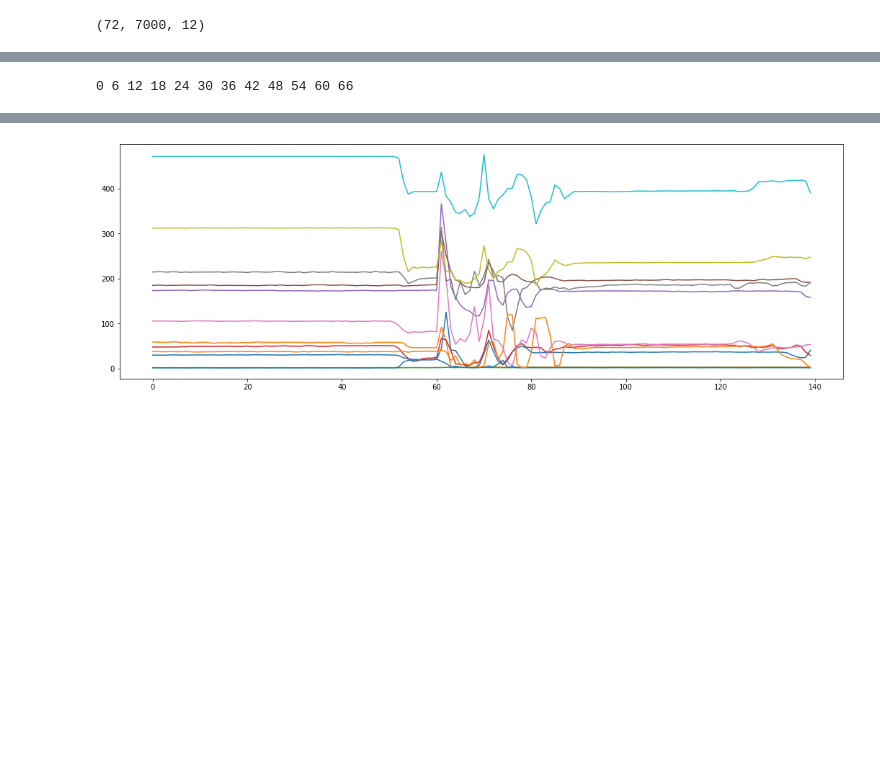
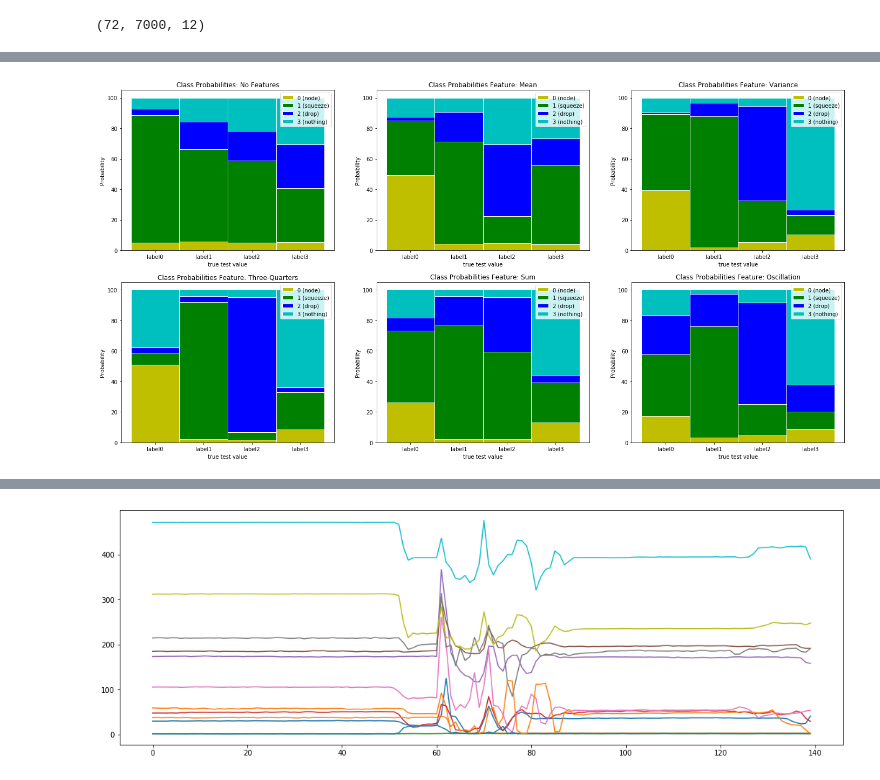
Before and after one commit to yash181/Tensegrity-HRI, a Jupyter notebook: Data_sala/sala Probability.ipynb, the cells around one changed output, grey strips where cells are left out. Saved outputs shown, nothing was run; the diff lists cells and outputs as text; code cells hidden in the pictures; blank space fills up the shorter version.

```diff
--- a/Data_sala/sala Probability.ipynb
+++ b/Data_sala/sala Probability.ipynb
@@ -130,3 +153,0 @@ np.shape(normalized_featured_data)
-# %%
-# Make dataset that only has max of each feature
-maxed_data = everything_max(normalized_featured_data)
@@ -287 +443,41 @@ generate_plot(sig_clf_probs2, "Class Probabilities with Maxed Features")
+# %%
+# Feature Comparison, including Cross-Validation
+
+# No features
+clf_probs1,sig_clf_probs1,_,_,_ = train_xvalidation(normalized_data, 32, 100)
+
+# Feature: mean
+clf_probs2,sig_clf_probs2,_,_,_ = train_xvalidation(mean_data, 32, 100)
+
+# Feature: variance
+clf_probs3,sig_clf_probs3,_,_,_ = train_xvalidation(var_data, 32, 100)
+
+# Feature: three quarters (supposedly will distinguish drops from others) by finding out how many data points
+# are less than or equal to 75% of the highest data point
+clf_probs4,sig_clf_probs4,_,_,_ = train_xvalidation(three_quarters_data, 32, 100)
+
+# Feature: sum
+clf_probs5,sig_clf_probs5,_,_,_ = train_xvalidation(sum_data, 32, 100)
+
+# Feature: oscillation
+clf_probs6,sig_clf_probs6,_,_,_ = train_xvalidation(os_data, 32, 100)
+
+# Plot probabilities of various features
+
+fig= plt.figure(figsize=(24,12))
+plt.title('Comparison of Features')
+plt.subplot(2,3,1)
+generate_plot(sig_clf_probs1, "Class Probabilities: No Features")
+plt.subplot(2,3, 2)
+generate_plot(sig_clf_probs2, "Class Probabilities Feature: Mean")
+plt.subplot(2,3,3)
+generate_plot(sig_clf_probs3, "Class Probabilities Feature: Variance")
+plt.subplot(2,3,4)
+generate_plot(sig_clf_probs4, "Class Probabilities Feature: Three-Quarters")
+plt.subplot(2,3,5)
+generate_plot(sig_clf_probs5, "Class Probabilities Feature: Sum")
+plt.subplot(2,3,6)
+generate_plot(sig_clf_probs6, "Class Probabilities Feature: Oscillation")
+# %% [output]
+[figure, added]
 # %%
@@ -324,5 +518,0 @@ var_data = one_feature(normalized_data, "var")
-# %%
-three_quarters_data = one_feature(normalized_data, "three quarters", .75)
-sum_data = one_feature(normalized_data, "sum")
-# %% [output]
-0 6 12 18 24 30 36 42 48 54 60 66
```
Also changed, not shown: parts of 34 cells of this notebook.
